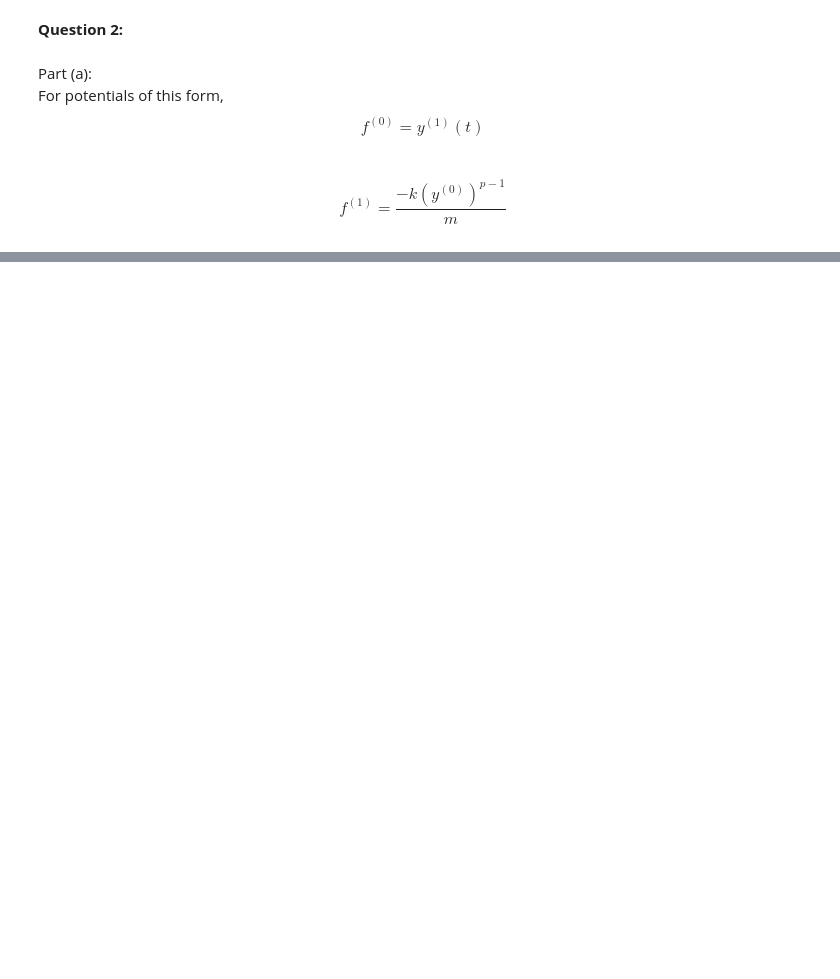
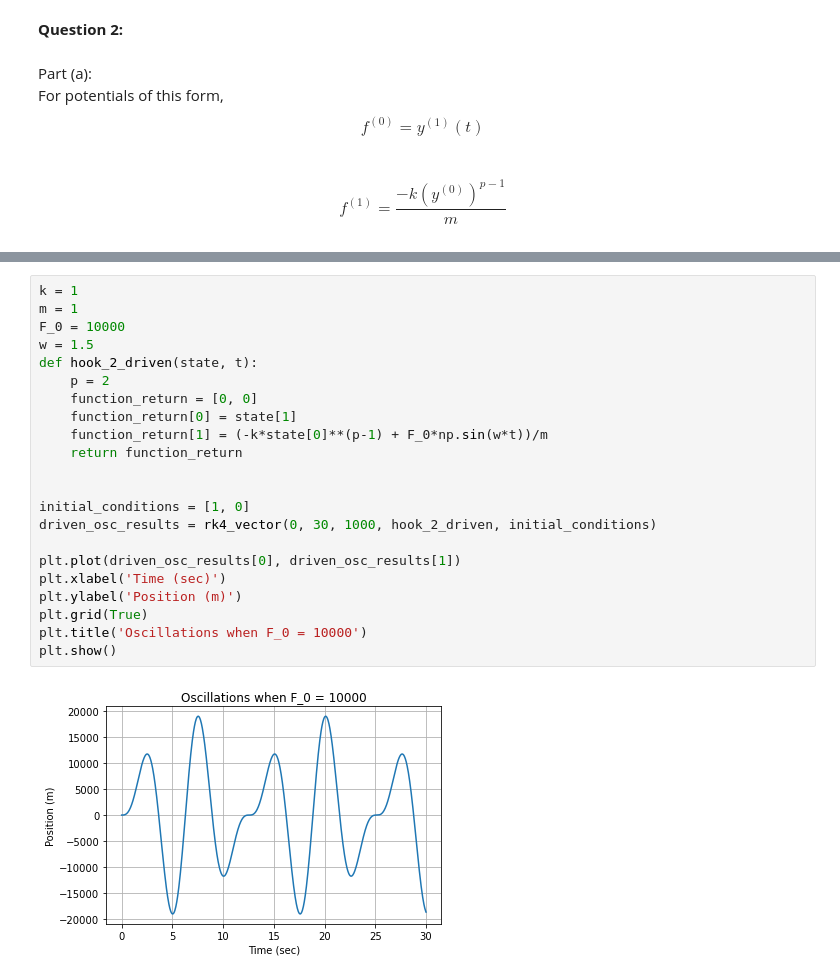
Before and after one commit to JSheare/Computational-Physics, a Jupyter notebook: Exercise Set 5.ipynb, the cells around one changed output, grey strips where cells are left out. Saved outputs shown, nothing was run; the diff lists cells and outputs as text; blank space fills up the shorter version.

```diff
--- a/Exercise Set 5.ipynb
+++ b/Exercise Set 5.ipynb
@@ -431,0 +313,24 @@ Rather than having only a single peak at the natural frequency, the inharmonic o
+# %%
+k = 1
+m = 1
+F_0 = 10000
+w = 1.5
+def hook_2_driven(state, t):
+    p = 2
+    function_return = [0, 0]
+    function_return[0] = state[1]
+    function_return[1] = (-k*state[0]**(p-1) + F_0*np.sin(w*t))/m
+    return function_return
+
+
+initial_conditions = [1, 0]
+driven_osc_results = rk4_vector(0, 30, 1000, hook_2_driven, initial_conditions)
+
+plt.plot(driven_osc_results[0], driven_osc_results[1])
+plt.xlabel('Time (sec)')
+plt.ylabel('Position (m)')
+plt.grid(True)
+plt.title('Oscillations when F_0 = 10000')
+plt.show()
+# %% [output]
+[figure, added]
```
Also changed, not shown: parts of 26 cells of this notebook.
